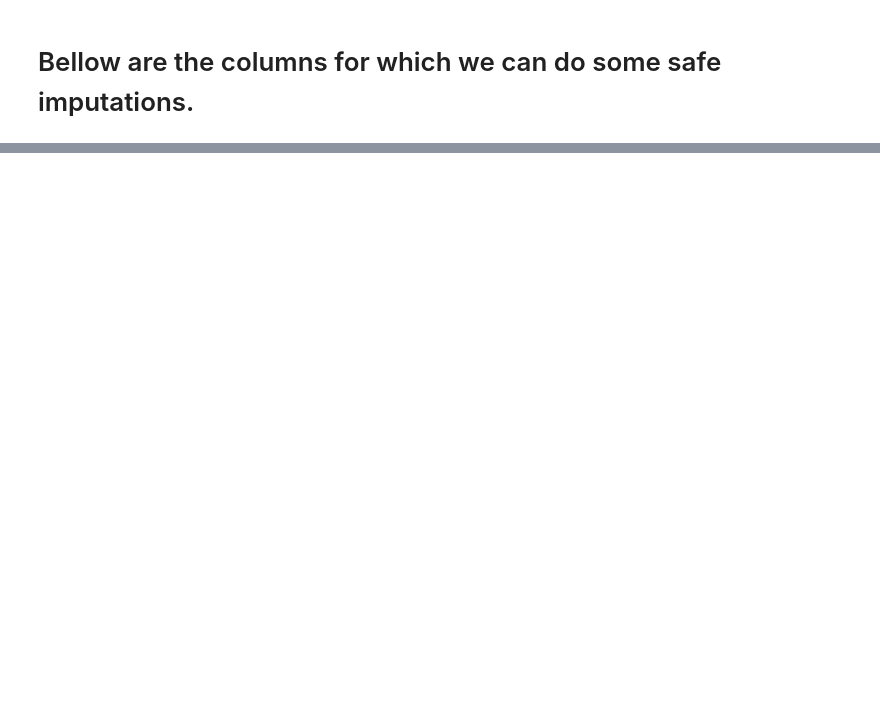
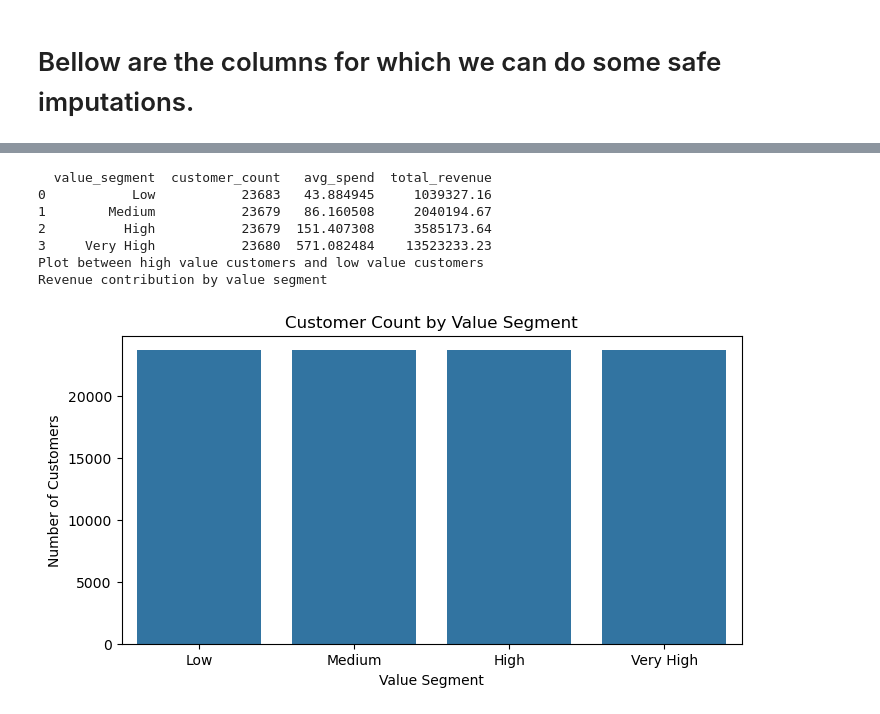
Before and after one commit to kaustav198724/LogicMojo-AI-ML-March26-Kaustuva, a Jupyter notebook: Assignments/python_mini_project/mimi_python_project.ipynb, the cells around one changed output, grey strips where cells are left out. Saved outputs shown, nothing was run; the diff lists cells and outputs as text; code cells hidden in the pictures; blank space fills up the shorter version.

```diff
--- a/Assignments/python_mini_project/mimi_python_project.ipynb
+++ b/Assignments/python_mini_project/mimi_python_project.ipynb
@@ -483,0 +895,48 @@ final_df
+# %%
+#High value vs Low value customers
+# Here we can use qcut or cut. But will use qcut because donot want to add any strict boundary for our bucket.
+# This process is usefull when you dont know what is the boundery, like here we dount know what is the boundery for Low labels.
+
+customer_value_df = customer_360_df.copy()
+
+customer_value_df["value_segment"] = pd.qcut(
+    customer_value_df["total_spent"],
+    q=4,
+    labels = ["Low", "Medium", "High", "Very High"]
+)
+
+# value_summary = customer_value_df.groupby("value_segment",observed=True).agg(
+#     customer_count = ("total_spent", "count"),
+#     avg_spend = ("total_spent", "mean"),
+#     total_revenue = ("total_spent", "sum")
+# ).reset_index()
+
+#Alternatively we can also do it in this way
+value_summary = customer_value_df.groupby("value_segment",observed=True)["total_spent"].agg(
+    customer_count="count",
+    avg_spend="mean",
+    total_revenue="sum"
+).reset_index()
+
+print(value_summary)
+
+
+# Plot the graph between high value customers and low value customers
+print(f"Plot between high value customers and low value customers")
+print(f"Revenue contribution by value segment")
+
+plt.figure(figsize=(8,4))
+sns.barplot(data = value_summary, x = "value_segment", y = "customer_count")
+plt.title("Customer Count by Value Segment")
+plt.xlabel("Value Segment")
+plt.ylabel("Number of Customers")
+plt.show()
+# %% [output]
+  value_segment  customer_count   avg_spend  total_revenue
+0           Low           23683   43.884945     1039327.16
+1        Medium           23679   86.160508     2040194.67
+2          High           23679  151.407308     3585173.64
+3     Very High           23680  571.082484    13523233.23
+Plot between high value customers and low value customers
+Revenue contribution by value segment
+[figure, added]
```
Also changed, not shown: parts of 58 cells of this notebook, 6 other files.
